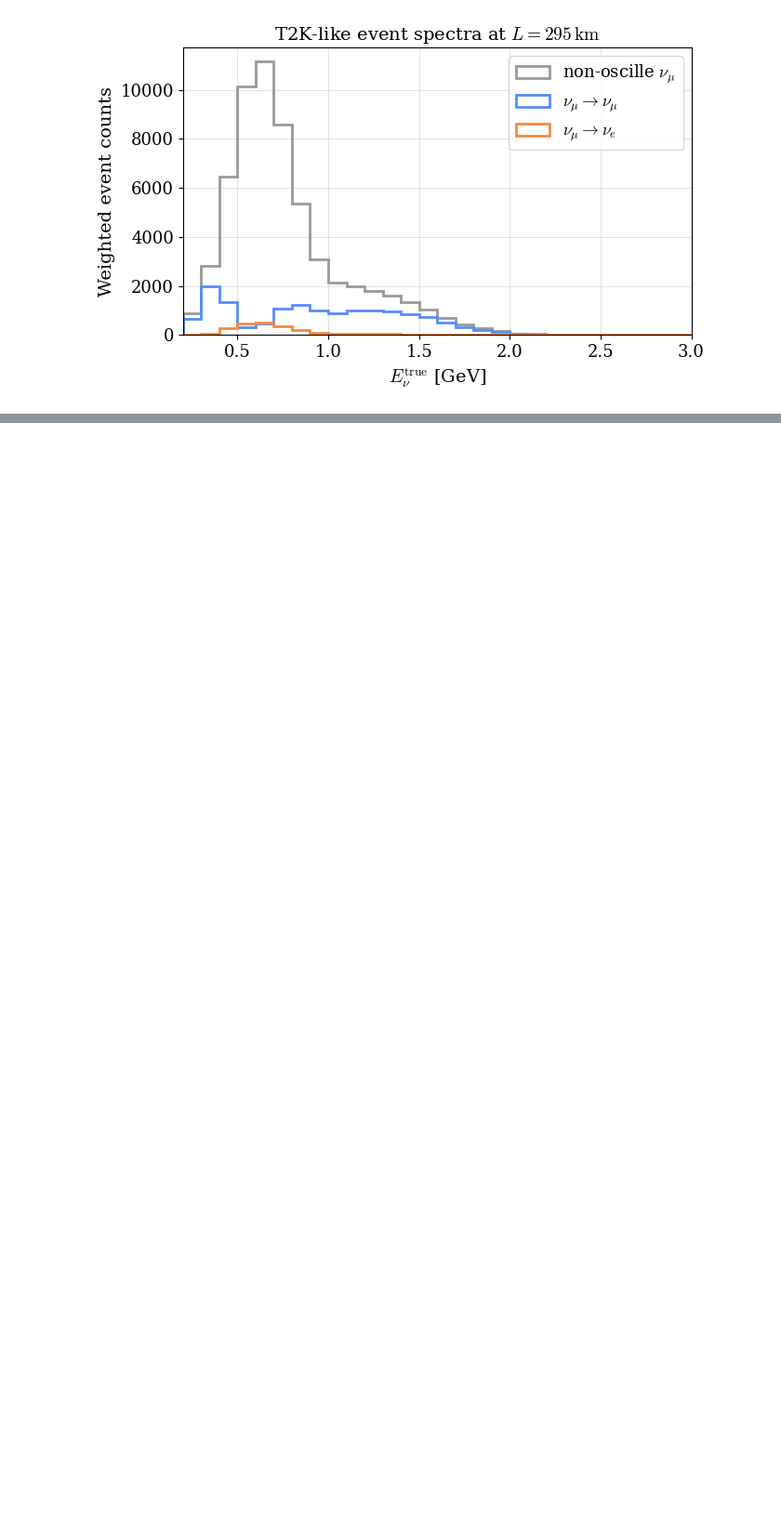
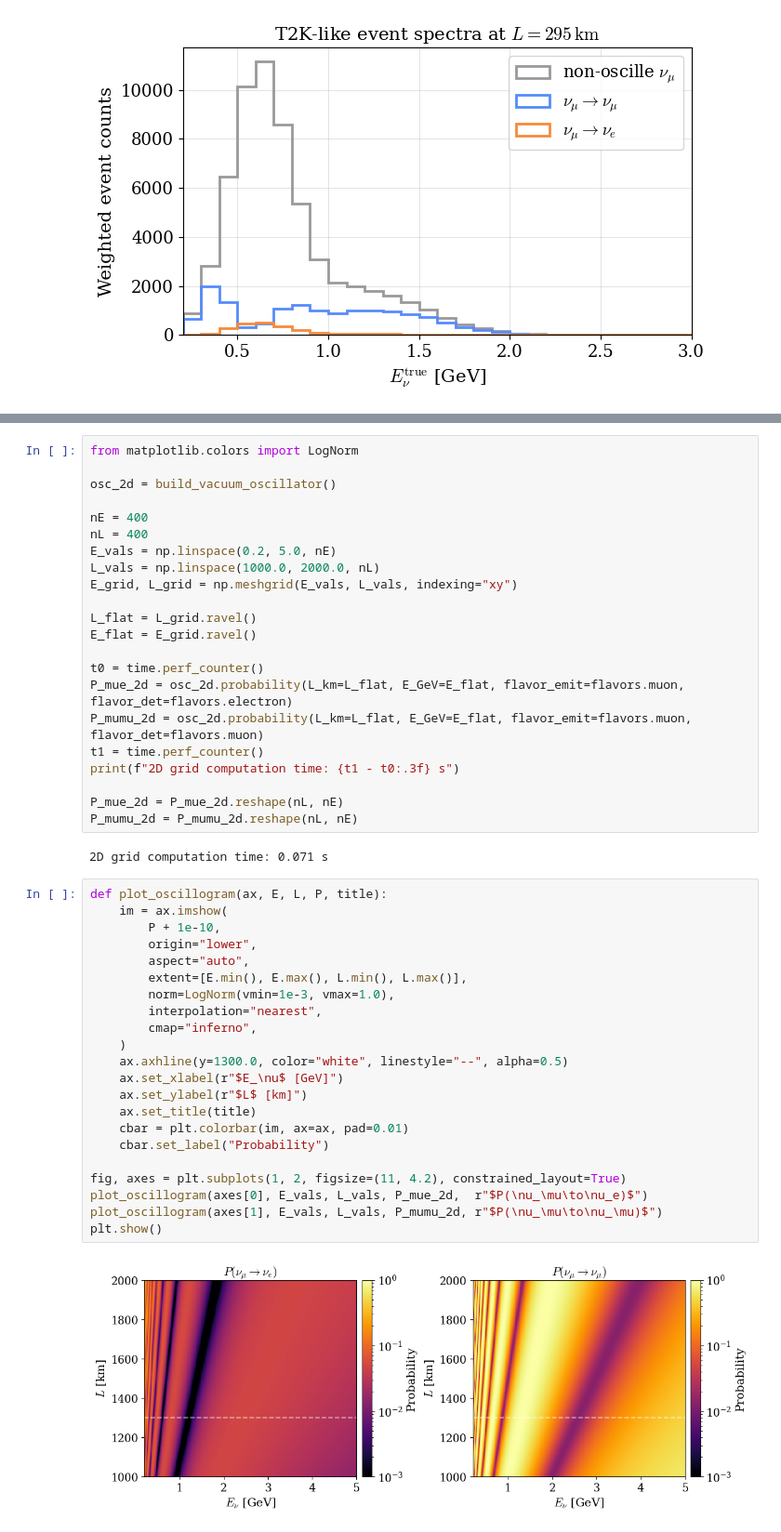
Before and after one commit to nadrino/nu-waves, a Jupyter notebook: notebooks/01_vacuum_pmns_examples.ipynb, the cells around one changed output, grey strips where cells are left out. Shown at 93% size. Cells and saved outputs as stored; diff of their text form; blank space fills up the shorter version.

```diff
--- a/notebooks/01_vacuum_pmns_examples.ipynb
+++ b/notebooks/01_vacuum_pmns_examples.ipynb
@@ -225,0 +324,48 @@ plt.show()
+# %%
+from matplotlib.colors import LogNorm
+
+osc_2d = build_vacuum_oscillator()
+
+nE = 400
+nL = 400
+E_vals = np.linspace(0.2, 5.0, nE)
+L_vals = np.linspace(1000.0, 2000.0, nL)
+E_grid, L_grid = np.meshgrid(E_vals, L_vals, indexing="xy")
+
+L_flat = L_grid.ravel()
+E_flat = E_grid.ravel()
+
+t0 = time.perf_counter()
+P_mue_2d = osc_2d.probability(L_km=L_flat, E_GeV=E_flat, flavor_emit=flavors.muon, flavor_det=flavors.electron)
+P_mumu_2d = osc_2d.probability(L_km=L_flat, E_GeV=E_flat, flavor_emit=flavors.muon, flavor_det=flavors.muon)
+t1 = time.perf_counter()
+print(f"2D grid computation time: {t1 - t0:.3f} s")
+
+P_mue_2d = P_mue_2d.reshape(nL, nE)
+P_mumu_2d = P_mumu_2d.reshape(nL, nE)
+# %% [output]
+2D grid computation time: 0.071 s
+# %%
+def plot_oscillogram(ax, E, L, P, title):
+    im = ax.imshow(
+        P + 1e-10,
+        origin="lower",
+        aspect="auto",
+        extent=[E.min(), E.max(), L.min(), L.max()],
+        norm=LogNorm(vmin=1e-3, vmax=1.0),
+        interpolation="nearest",
+        cmap="inferno",
+    )
+    ax.axhline(y=1300.0, color="white", linestyle="--", alpha=0.5)
+    ax.set_xlabel(r"$E_\nu$ [GeV]")
+    ax.set_ylabel(r"$L$ [km]")
+    ax.set_title(title)
+    cbar = plt.colorbar(im, ax=ax, pad=0.01)
+    cbar.set_label("Probability")
+
+fig, axes = plt.subplots(1, 2, figsize=(11, 4.2), constrained_layout=True)
+plot_oscillogram(axes[0], E_vals, L_vals, P_mue_2d,  r"$P(\nu_\mu\to\nu_e)$")
+plot_oscillogram(axes[1], E_vals, L_vals, P_mumu_2d, r"$P(\nu_\mu\to\nu_\mu)$")
+plt.show()
+# %% [output]
+[figure, added]
```
Also changed, not shown: parts of 4 cells of this notebook.
